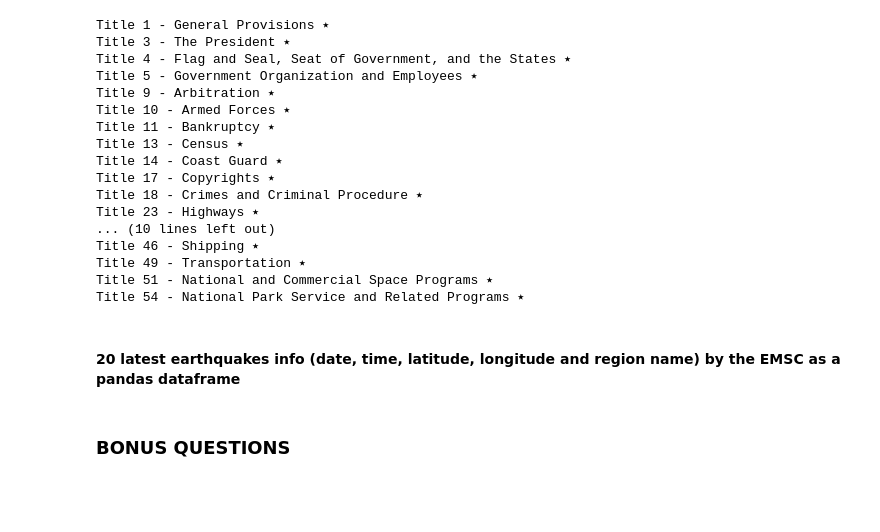
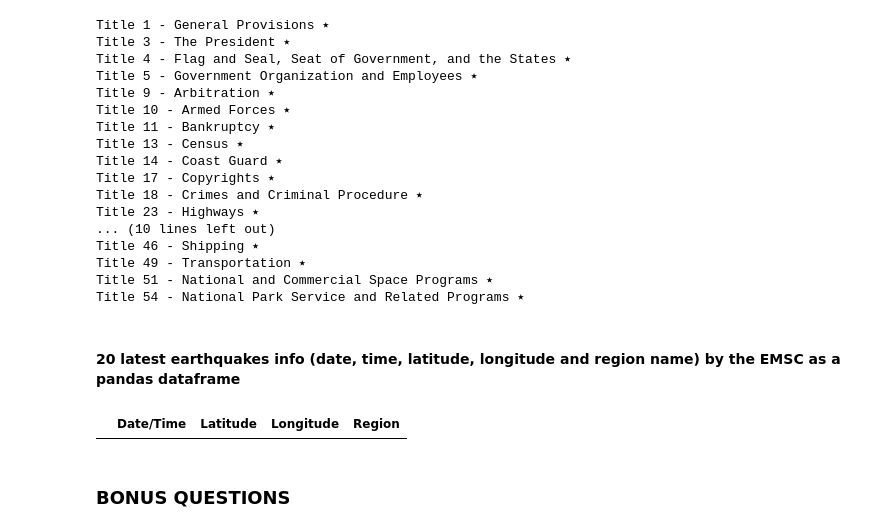
Before and after one commit to Ironhack-data-bcn-oct-2023/lab-web-scraping, a Jupyter notebook: main.ipynb, the cells around one changed output. Cells and saved outputs as stored; diff of their text form; code cells hidden in the pictures; blank space fills up the shorter version.

```diff
--- a/main.ipynb
+++ b/main.ipynb
@@ -525,11 +507,37 @@ Title 54 - National Park Service and Related Programs ٭
 # %%
 # This is the url you will scrape in this exercise
 url = 'https://www.emsc-csem.org/Earthquake/'
-# %%
-soup = BeautifulSoup(response.text, 'html.parser')
-# %%
-table = soup.find('div', {'class': 'eqs table-scroll'})
-table
+# %%
+res = requests.get(url)
+# %%
+if res.status_code == 200:
+    soup = BeautifulSoup(res.text, 'html.parser')
+    div_htab = soup.find('div', {'class': 'htab'})
+    table = div_htab.find('table', {'class': 'eqs table-scroll'})
+    rows = table.find_all('tr')[1:]
+
+    datetime = []
+    latitudes = []
+    longitudes = []
+    regions = []
+
+    for row in rows[:20]:
+        columns = row.find_all('td')
+        date_time = columns[4].text.strip()
+        latitude = columns[5].text.strip()
+        longitude = columns[6].text.strip()
+        region = columns[11].text.strip()
+
+        datetime.append(date_time)
+        latitudes.append(latitude)
+        longitudes.append(longitude)
+        regions.append(region)
+
+latest = {'Date/Time': datetime,'Latitude': latitudes,'Longitude': latitudes,'Region': regions}
+df = pd.DataFrame(latest)
+df
+# %% [output]
+|  | Date/Time | Latitude | Longitude | Region |
 # %% [markdown]
 ### BONUS QUESTIONS
 # %% [markdown]
```
Also changed, not shown: parts of 2 cells of this notebook.
